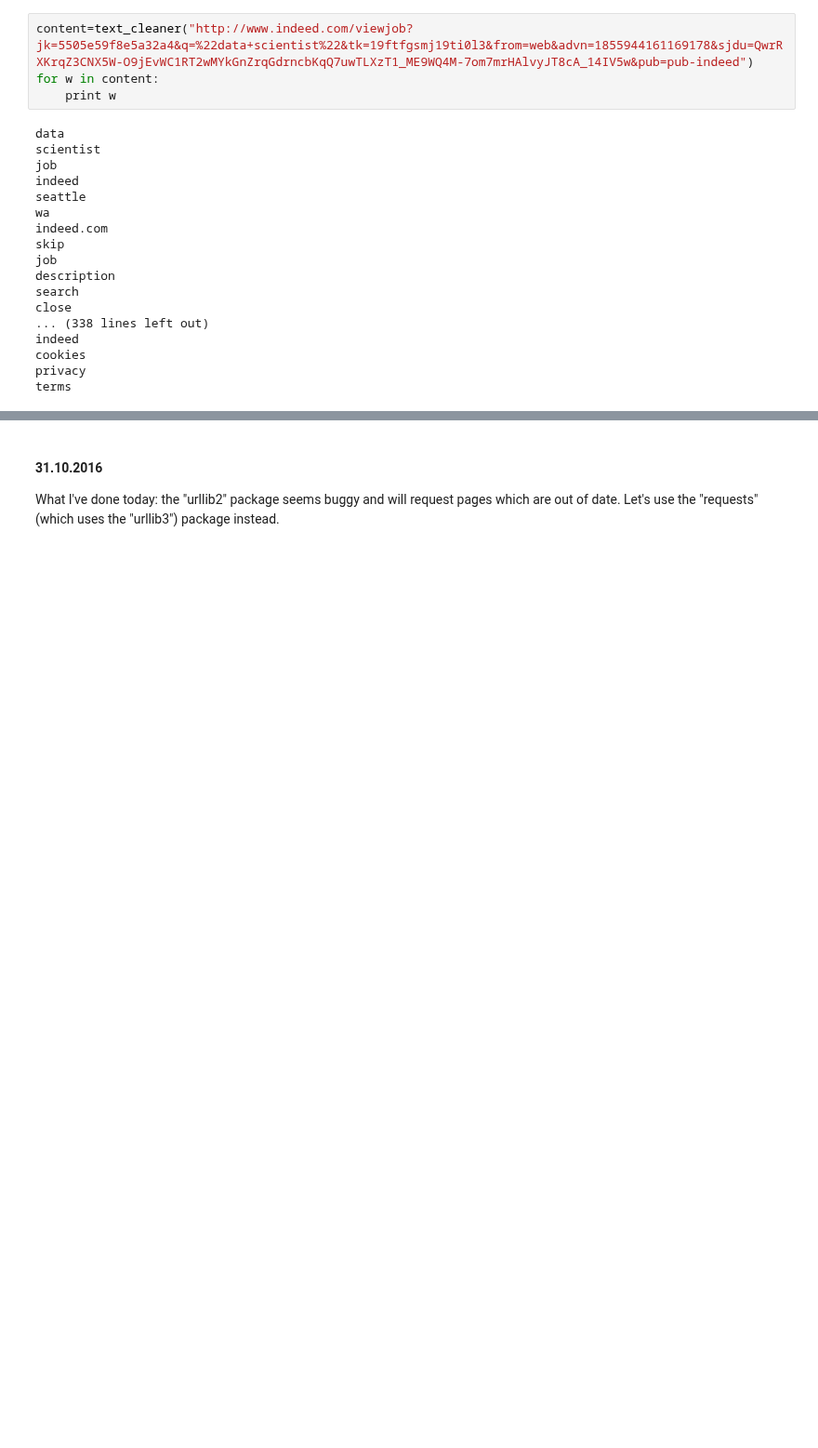
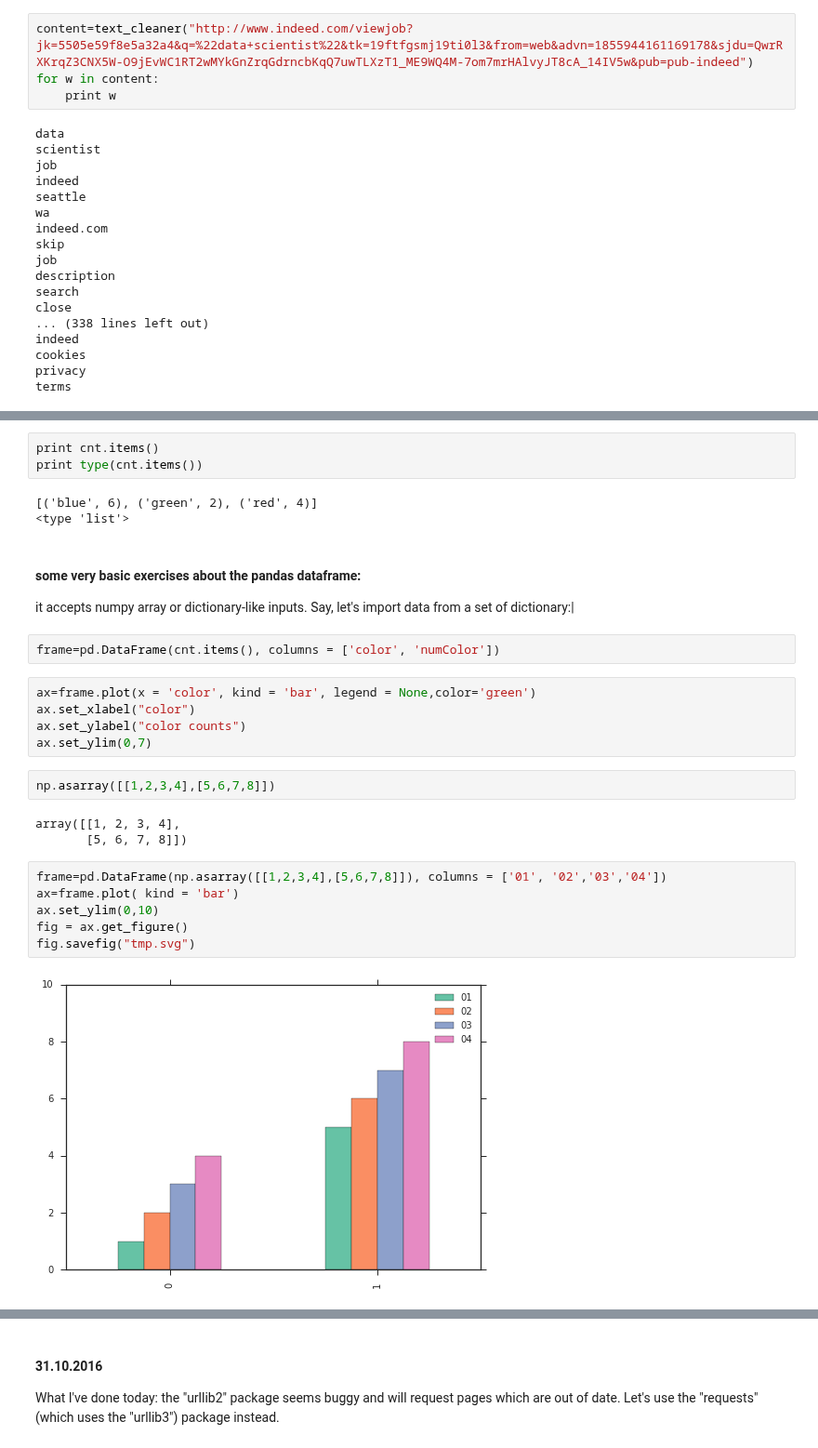
Before and after one commit to ScarletMcLearn/Notebooks, a Jupyter notebook: Web_Crawling_Basics.ipynb, the cells around one changed output, grey strips where cells are left out. Shown at 93% size. Cells and saved outputs as stored; diff of their text form; blank space fills up the shorter version.

```diff
--- a/Web_Crawling_Basics.ipynb
+++ b/Web_Crawling_Basics.ipynb
@@ -704,0 +923,30 @@ http://www.indeed.com/jobs?q=%22data+scientist%22&l=New+York%2C+NY&start=0
+# %%
+print cnt.items()
+print type(cnt.items())
+# %% [output]
+[('blue', 6), ('green', 2), ('red', 4)]
+<type 'list'>
+# %% [markdown]
+#### some very basic exercises about the pandas dataframe:
+
+it accepts numpy array or dictionary-like inputs. Say, let's import data from a set of dictionary:|
+# %%
+frame=pd.DataFrame(cnt.items(), columns = ['color', 'numColor'])
+# %%
+ax=frame.plot(x = 'color', kind = 'bar', legend = None,color='green')
+ax.set_xlabel("color")
+ax.set_ylabel("color counts")
+ax.set_ylim(0,7)
+# %%
+np.asarray([[1,2,3,4],[5,6,7,8]])
+# %% [output]
+array([[1, 2, 3, 4],
+       [5, 6, 7, 8]])
+# %%
+frame=pd.DataFrame(np.asarray([[1,2,3,4],[5,6,7,8]]), columns = ['01', '02','03','04'])
+ax=frame.plot( kind = 'bar')
+ax.set_ylim(0,10)
+fig = ax.get_figure()
+fig.savefig("tmp.svg")
+# %% [output]
+[figure, added]
```
Also changed, not shown: parts of 19 cells of this notebook.
